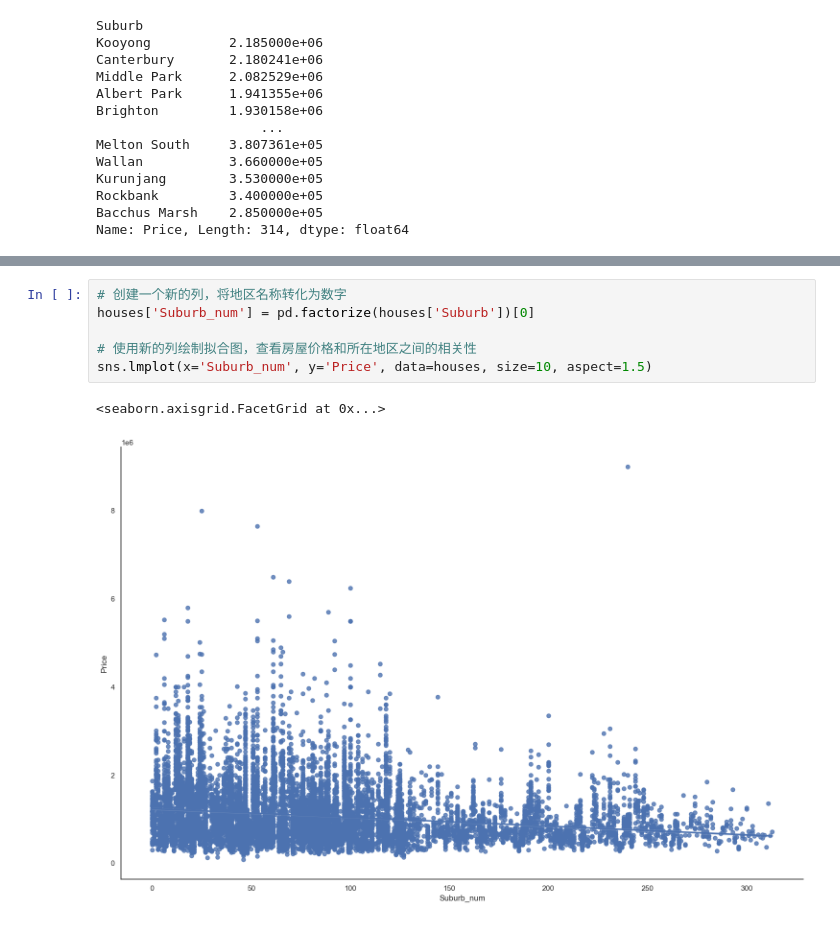
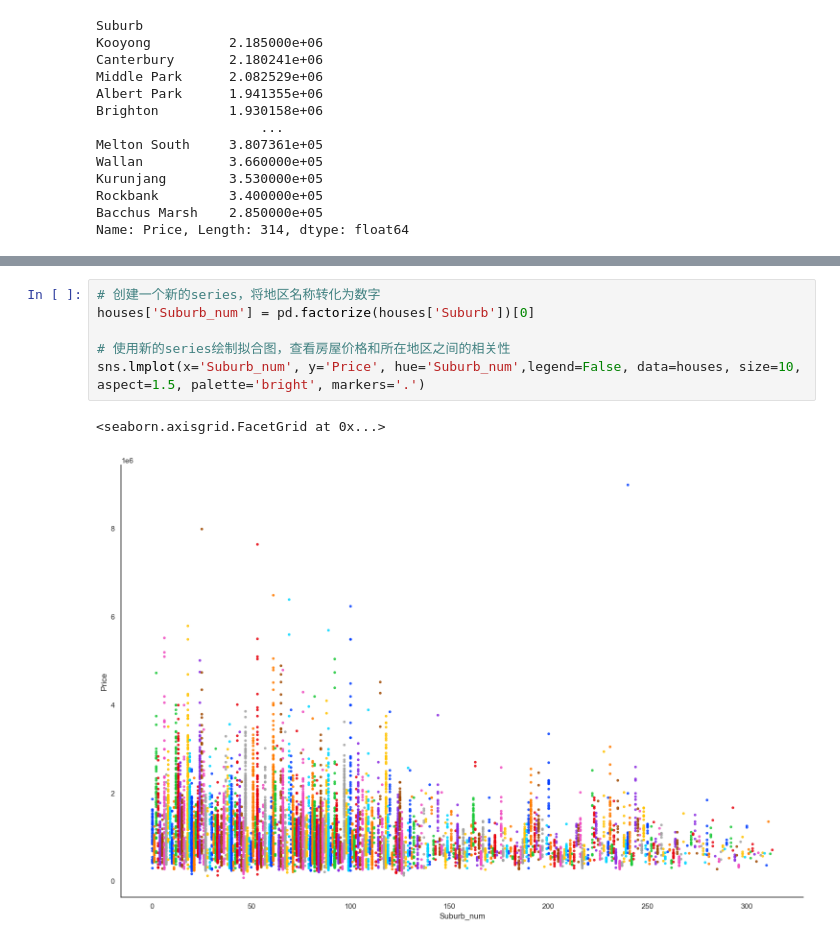
Before and after one commit to WhatKS/DA_Course_QILIU, a Jupyter notebook: 2023_01_03/Melbourne_house.ipynb, the cells around one changed output, grey strips where cells are left out. Cells and saved outputs as stored; diff of their text form.

```diff
--- a/2023_01_03/Melbourne_house.ipynb
+++ b/2023_01_03/Melbourne_house.ipynb
@@ -395,11 +393,11 @@ plt.show()
 # %% [output]
 [figure]
 # %%
-# 创建一个新的列，将地区名称转化为数字
+# 创建一个新的series，将地区名称转化为数字
 houses['Suburb_num'] = pd.factorize(houses['Suburb'])[0]
 
-# 使用新的列绘制拟合图，查看房屋价格和所在地区之间的相关性
-sns.lmplot(x='Suburb_num', y='Price', data=houses, size=10, aspect=1.5)
+# 使用新的series绘制拟合图，查看房屋价格和所在地区之间的相关性
+sns.lmplot(x='Suburb_num', y='Price', hue='Suburb_num',legend=False, data=houses, size=10, aspect=1.5, palette='bright', markers='.')
 # %% [output]
 <seaborn.axisgrid.FacetGrid at 0x...>
-[figure, old version]
+[figure, new version]
```
Also changed, not shown: parts of 2 cells of this notebook.
